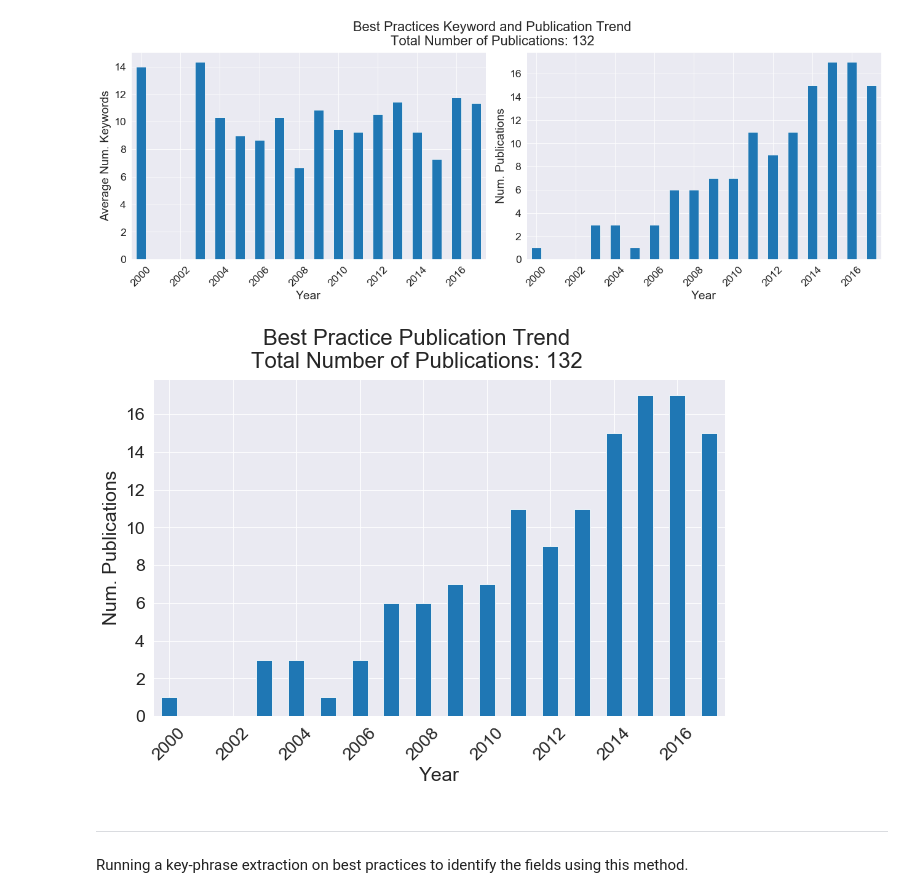
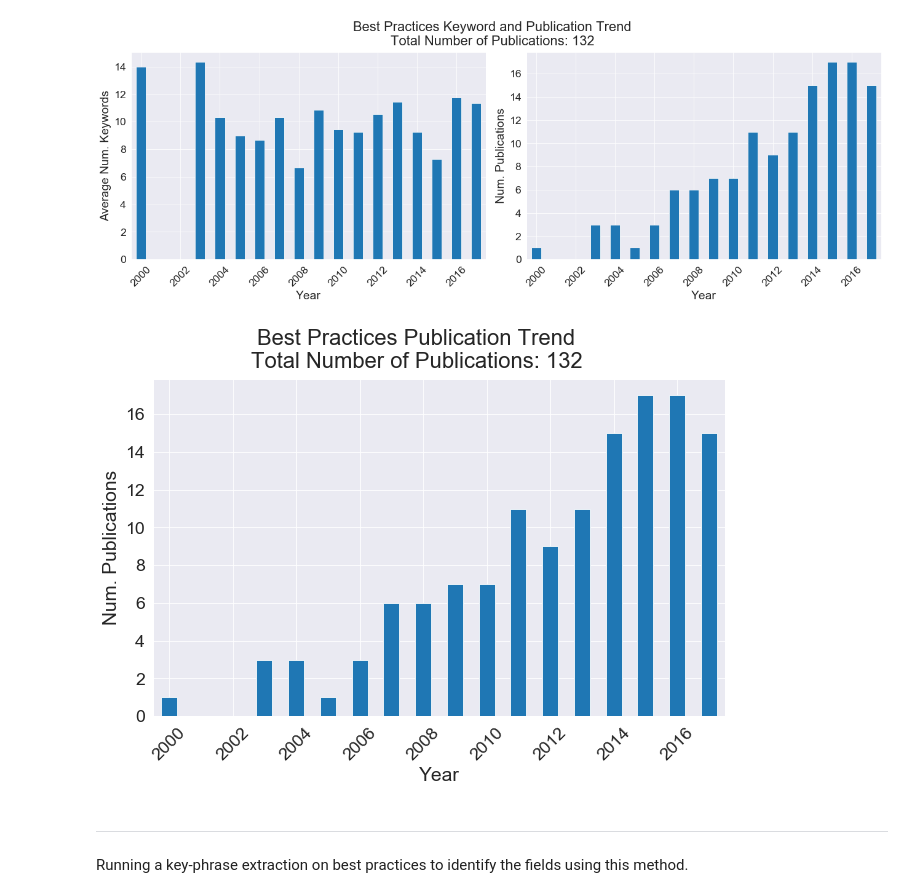
Before and after one commit to frog7/uasa-trends, a Jupyter notebook: notebooks/3g Identifying best practices in the corpora.ipynb, the cells around one changed output. Saved outputs shown, nothing was run; the diff lists cells and outputs as text; code cells hidden in the pictures.

```diff
--- a/notebooks/3g Identifying best practices in the corpora.ipynb
+++ b/notebooks/3g Identifying best practices in the corpora.ipynb
@@ -21,10 +20,10 @@ wos_plot.plot_kw_trend(all_bp, title='Best Practices Keyword and Publication Tre
 # %% [output]
 [figure]
 # %%
-wos_plot.plot_pub_trend(all_bp, title='Best Practice Publication Trend',
-                        save_plot_fn='{}/bp_pub_trend.png'.format(FIG_DIR))
+wos_plot.plot_pub_trend(all_bp, title='Best Practices Publication Trend',
+                        save_plot_fn='{}/Figure_11.png'.format(FIG_DIR))
 # %% [output]
-[figure, old version]
+[figure, new version]
 # %% [markdown]
 <hr> Running a key-phrase extraction on best practices to identify the fields using this method.
 # %%
```
Also changed, not shown: parts of 7 cells of this notebook, 6 other files.
